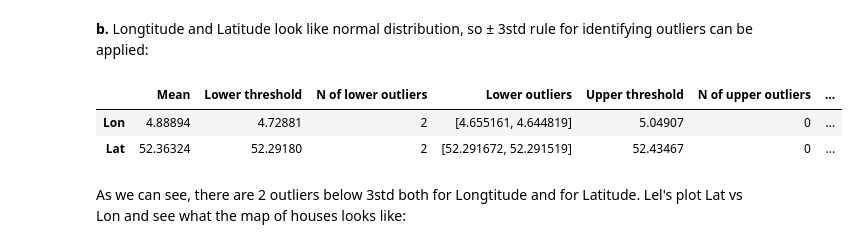
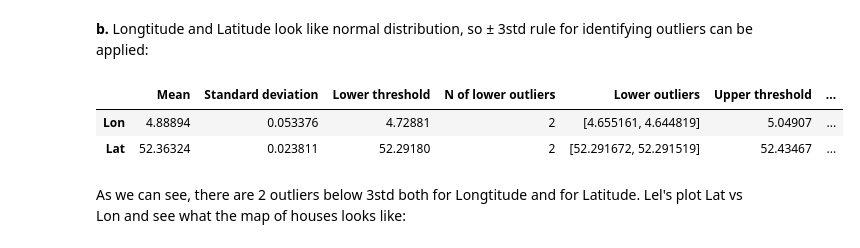
Before and after one commit to nadiia-duiunova/House_price, a Jupyter notebook: EDA.ipynb, the cells around one changed output. Saved outputs shown, nothing was run; the diff lists cells and outputs as text; code cells hidden in the pictures.

```diff
--- a/EDA.ipynb
+++ b/EDA.ipynb
@@ -161,38 +161,40 @@ location_outliers = pd.DataFrame()
 
 for i in ['Lon', 'Lat']:
 
     #get all nessesary data
     mean = data[i].mean()
-    lower_treshold = mean - 3 * data[i].std()
-    upper_threshold = mean + 3 * data[i].std()
+    std = data[i].std()
+    lower_treshold = mean - 3 * std
+    upper_threshold = mean + 3 * std
     values_below_3std = data.loc[data[i] < lower_treshold, i].values
     values_above_3std = data.loc[data[i] > upper_threshold, i].values
 
 
     # add data to dataframe
     location_outliers = pd.concat(
         [
             location_outliers,
             pd.DataFrame(
                 data={
                     "Mean": round(mean, 5),
+                    "Standard deviation": std,
                     "Lower threshold": round(lower_treshold, 5),
                     "N of lower outliers": len(values_below_3std),
                     "Lower outliers": [values_below_3std],
                     "Upper threshold": round(upper_threshold, 5),
                     "N of upper outliers": len(values_above_3std),
                     "Upper outliers": [values_above_3std],
                 },
                 index=[i],
             ),
         ]
     )
 
 location_outliers
 # %% [output]
-|  | Mean | Lower threshold | N of lower outliers | Lower outliers | Upper threshold | N of upper outliers | ... |
-| Lon | 4.88894 | 4.72881 | 2 | [4.655161, 4.644819] | 5.04907 | 0 | ... |
-| Lat | 52.36324 | 52.29180 | 2 | [52.291672, 52.291519] | 52.43467 | 0 | ... |
+|  | Mean | Standard deviation | Lower threshold | N of lower outliers | Lower outliers | Upper threshold | ... |
+| Lon | 4.88894 | 0.053376 | 4.72881 | 2 | [4.655161, 4.644819] | 5.04907 | ... |
+| Lat | 52.36324 | 0.023811 | 52.29180 | 2 | [52.291672, 52.291519] | 52.43467 | ... |
 # %% [markdown]
 As we can see, there are 2 outliers below 3std both for Longtitude and for Latitude. Lel's plot Lat vs Lon and see what the map of houses looks like:
 # %%
```
Also changed, not shown: parts of 7 cells of this notebook.
